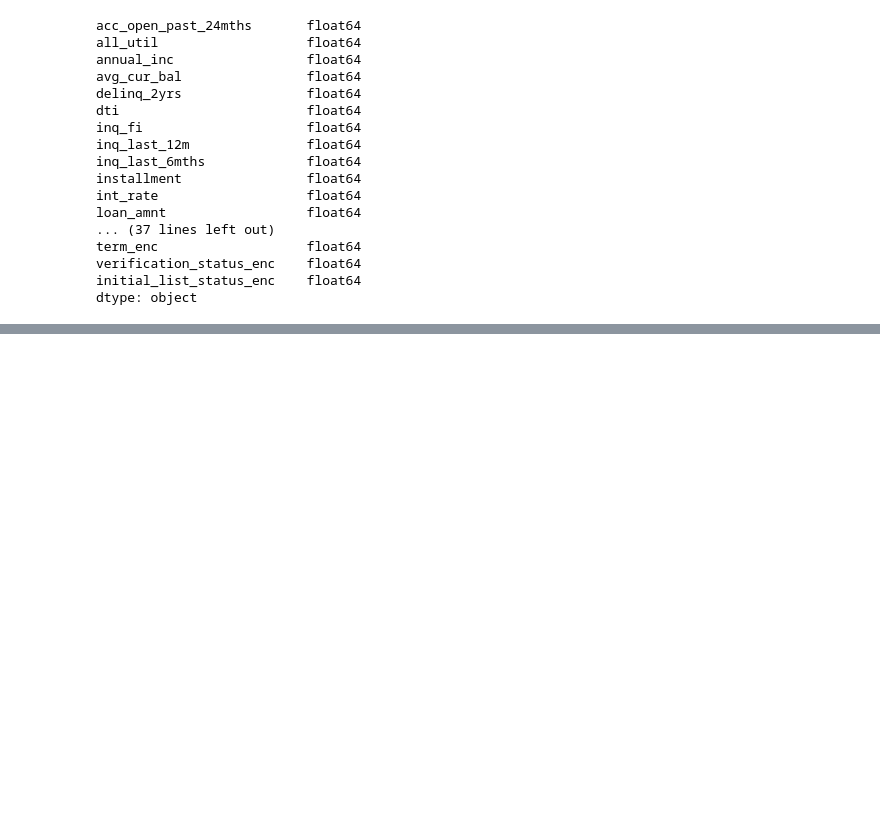
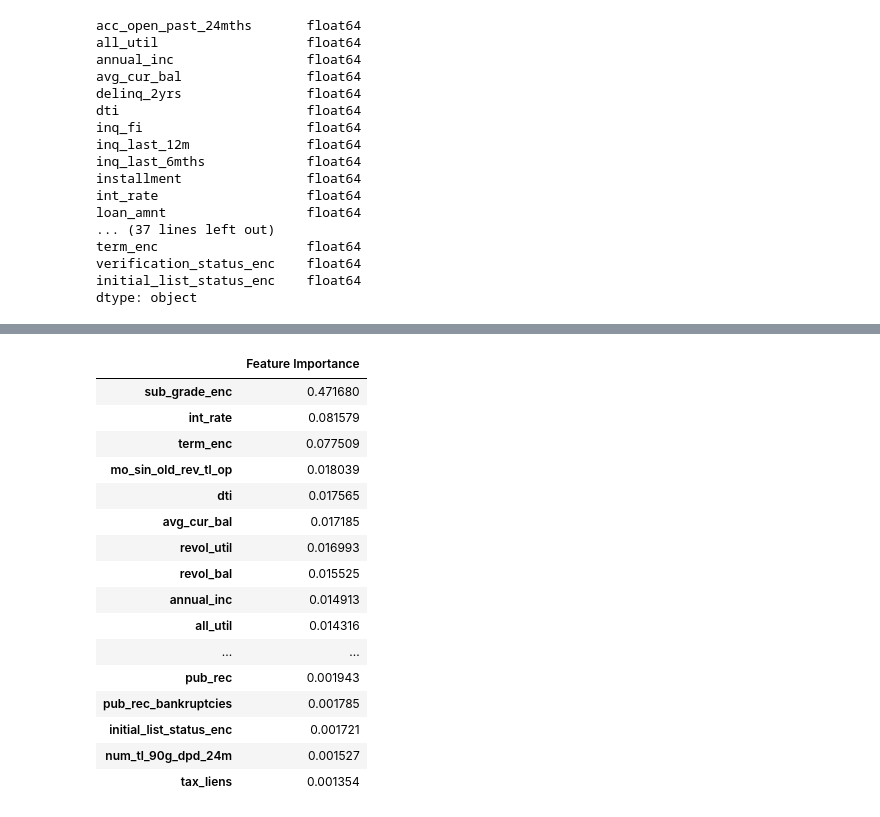
Before and after one commit to lebawilamowsky/capstone_project, a Jupyter notebook: Capstone_Project.ipynb, the cells around one changed output, grey strips where cells are left out. Drawn from its saved outputs; the diff is of its cells as text; code cells hidden in the pictures; blank space fills up the shorter version.

```diff
--- a/Capstone_Project.ipynb
+++ b/Capstone_Project.ipynb
@@ -581,0 +596,2 @@ dtype: object
+# %%
+randomForest.fit(xtrain, ytrain.values.ravel())
@@ -581,0 +626,4 @@ dtype: object
+# %%
+baggingclassifier=BalancedBaggingClassifier(n_estimators=700,n_jobs=-1)
+# %%
+baggingclassifier.fit(xtrain, ytrain.values.ravel())
@@ -581,0 +652,22 @@ dtype: object
+# %%
+feature_importance=pd.DataFrame(np.mean([est.steps[1][1].feature_importances_ for est in baggingclassifier.estimators_], axis=0),index=xtrain.columns,columns=['Feature Importance']).sort_values('Feature Importance',ascending=False)
+# %%
+feature_importance
+# %% [output]
+|  | Feature Importance |
+| sub_grade_enc | 0.471680 |
+| int_rate | 0.081579 |
+| term_enc | 0.077509 |
+| mo_sin_old_rev_tl_op | 0.018039 |
+| dti | 0.017565 |
+| avg_cur_bal | 0.017185 |
+| revol_util | 0.016993 |
+| revol_bal | 0.015525 |
+| annual_inc | 0.014913 |
+| all_util | 0.014316 |
+| ... | ... |
+| pub_rec | 0.001943 |
+| pub_rec_bankruptcies | 0.001785 |
+| initial_list_status_enc | 0.001721 |
+| num_tl_90g_dpd_24m | 0.001527 |
+| tax_liens | 0.001354 |
```
Also changed, not shown: parts of 53 cells of this notebook.
